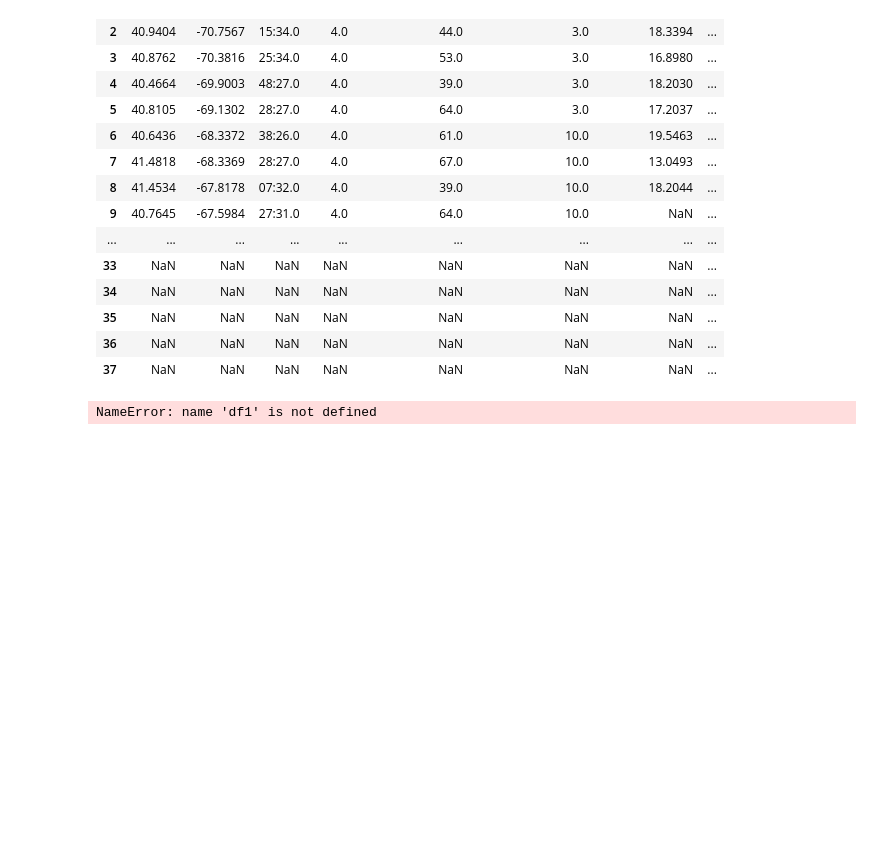
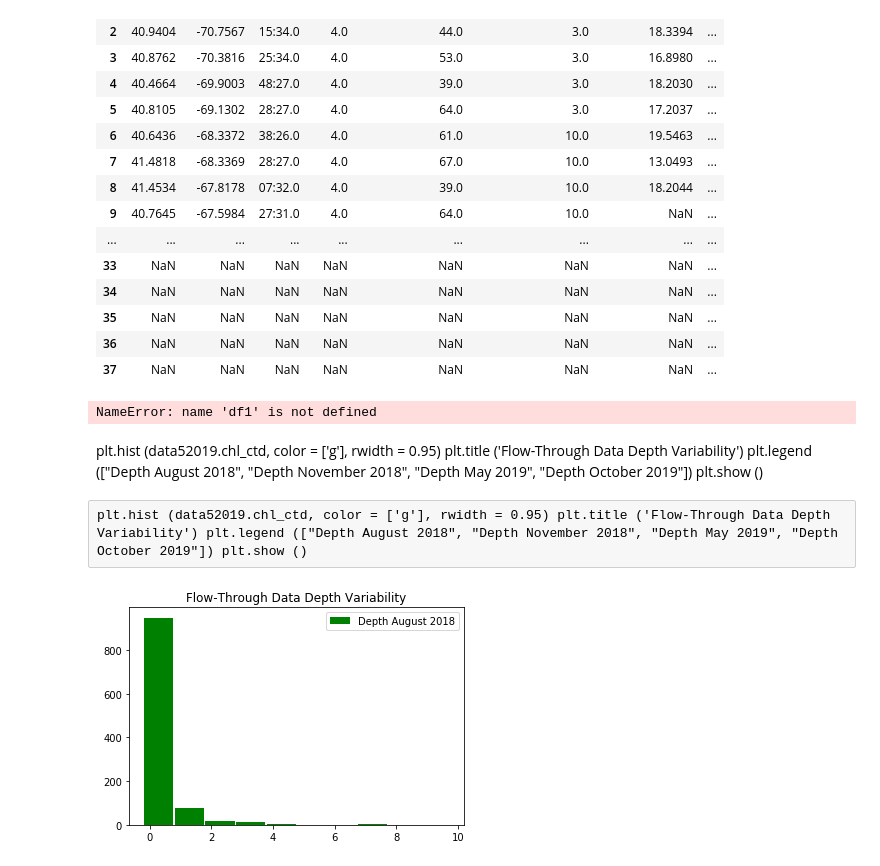
Before and after one commit to khyde/JPSS_Phytoplankton, a Jupyter notebook: IPython/Histograms.ipynb, the cells around one changed output. Drawn from its saved outputs; the diff is of its cells as text; code cells hidden in the pictures; blank space fills up the shorter version.

```diff
--- a/IPython/Histograms.ipynb
+++ b/IPython/Histograms.ipynb
@@ -539,0 +539,14 @@ df2
+# %% [markdown]
+plt.hist (data52019.chl_ctd, color = ['g'], rwidth = 0.95)
+plt.title ('Flow-Through Data Depth Variability')
+plt.legend (["Depth August 2018", "Depth November 2018", "Depth May 2019", "Depth October 2019"])
+plt.show ()
+# %% [raw]
+plt.hist (data52019.chl_ctd, color = ['g'], rwidth = 0.95) plt.title ('Flow-Through Data Depth Variability') plt.legend (["Depth August 2018", "Depth November 2018", "Depth May 2019", "Depth October 2019"]) plt.show ()
+# %%
+plt.hist (data52019.chl_ctd, color = ['g'], rwidth = 0.95)
+plt.title ('Flow-Through Data Depth Variability')
+plt.legend (["Depth August 2018", "Depth November 2018", "Depth May 2019", "Depth October 2019"])
+plt.show ()
+# %% [output]
+[figure, added]
```
Also changed, not shown: parts of 10 cells of this notebook, 1 other file.
